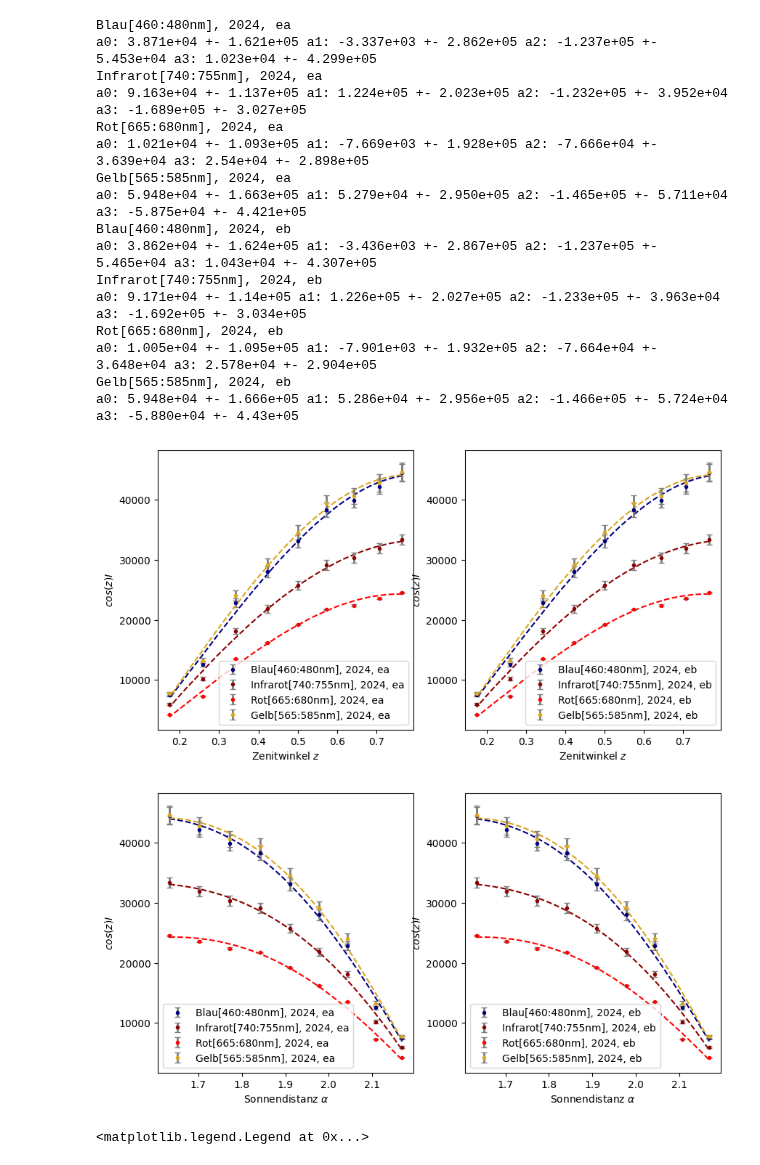
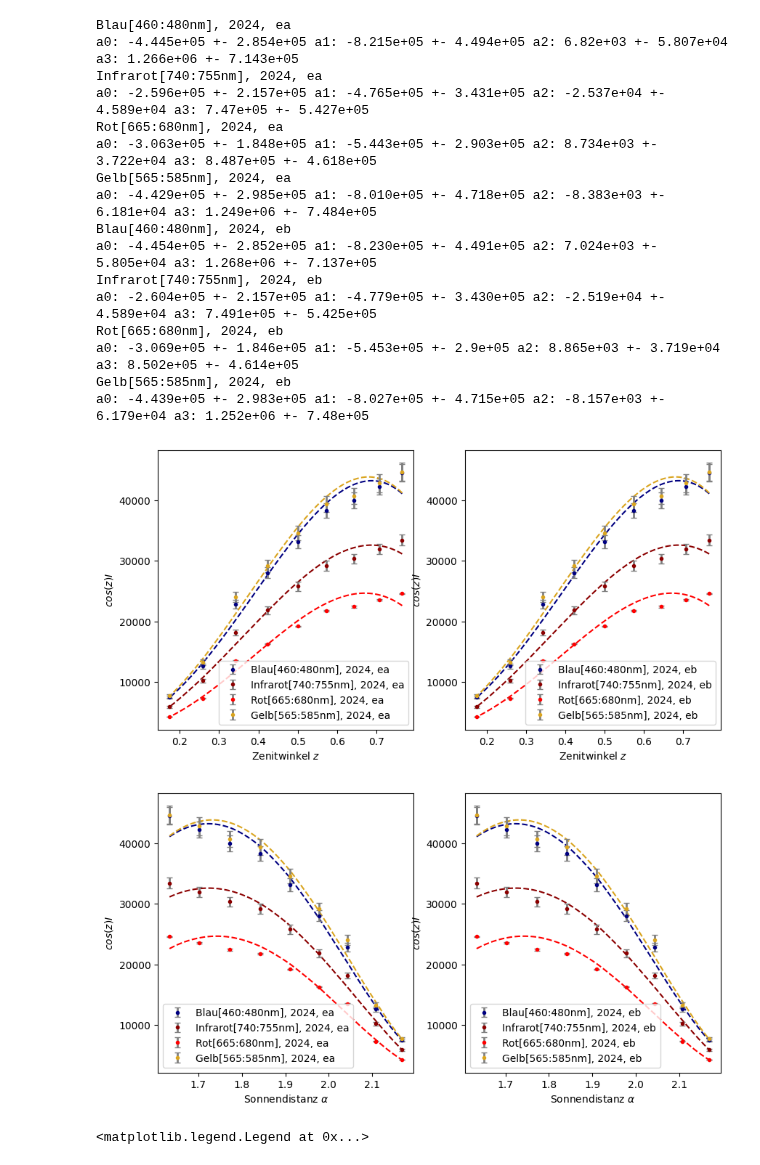
Before and after one commit to KemalOenen/advanced_labcourse, a Jupyter notebook: A004/data_analysis_lukas.ipynb, the cells around one changed output. Drawn from its saved outputs; the diff is of its cells as text; code cells hidden in the pictures.

Commit message:
corrected sigma in fit

```diff
--- a/A004/data_analysis_lukas.ipynb
+++ b/A004/data_analysis_lukas.ipynb
@@ -31,7 +31,7 @@ def plot_col_fit(prms, year, iter, dir, ax):
         prms_in = np.array([np.cos(prms_c["angle"]*np.pi/180), prms_c["sundist"]*np.pi/180])
 
         # compute fit
-        popt, covmat = sp.optimize.curve_fit(intensity_fit, prms_in, prms_in[0]*prms_c["intensity mean"], sigma = prms_c["intensity sd"])
+        popt, covmat = sp.optimize.curve_fit(intensity_fit, prms_in, prms_in[0]*prms_c["intensity mean"], sigma = prms_in[0]*prms_in[0]*prms_c["intensity sd"])
         popts.append(popt); covmats.append(covmat)
 
         # generate more points for fit
@@ -107,20 +107,20 @@ a0: 2.942e+04 +- 8.032e+03 a1: 5.110e+03 +- 1.503e+04 a2: 5.741e+04 +- 4.409e+03
 Blau[460:480nm], 2024, ea
-a0: 3.871e+04 +- 1.621e+05 a1: -3.337e+03 +- 2.862e+05 a2: -1.237e+05 +- 5.453e+04 a3: 1.023e+04 +- 4.299e+05
+a0: -4.445e+05 +- 2.854e+05 a1: -8.215e+05 +- 4.494e+05 a2: 6.82e+03 +- 5.807e+04 a3: 1.266e+06 +- 7.143e+05
 Infrarot[740:755nm], 2024, ea
-a0: 9.163e+04 +- 1.137e+05 a1: 1.224e+05 +- 2.023e+05 a2: -1.232e+05 +- 3.952e+04 a3: -1.689e+05 +- 3.027e+05
+a0: -2.596e+05 +- 2.157e+05 a1: -4.765e+05 +- 3.431e+05 a2: -2.537e+04 +- 4.589e+04 a3: 7.47e+05 +- 5.427e+05
 Rot[665:680nm], 2024, ea
-a0: 1.021e+04 +- 1.093e+05 a1: -7.669e+03 +- 1.928e+05 a2: -7.666e+04 +- 3.639e+04 a3: 2.54e+04 +- 2.898e+05
+a0: -3.063e+05 +- 1.848e+05 a1: -5.443e+05 +- 2.903e+05 a2: 8.734e+03 +- 3.722e+04 a3: 8.487e+05 +- 4.618e+05
 Gelb[565:585nm], 2024, ea
-a0: 5.948e+04 +- 1.663e+05 a1: 5.279e+04 +- 2.950e+05 a2: -1.465e+05 +- 5.711e+04 a3: -5.875e+04 +- 4.421e+05
+a0: -4.429e+05 +- 2.985e+05 a1: -8.010e+05 +- 4.718e+05 a2: -8.383e+03 +- 6.181e+04 a3: 1.249e+06 +- 7.484e+05
 Blau[460:480nm], 2024, eb
-a0: 3.862e+04 +- 1.624e+05 a1: -3.436e+03 +- 2.867e+05 a2: -1.237e+05 +- 5.465e+04 a3: 1.043e+04 +- 4.307e+05
+a0: -4.454e+05 +- 2.852e+05 a1: -8.230e+05 +- 4.491e+05 a2: 7.024e+03 +- 5.805e+04 a3: 1.268e+06 +- 7.137e+05
 Infrarot[740:755nm], 2024, eb
-a0: 9.171e+04 +- 1.14e+05 a1: 1.226e+05 +- 2.027e+05 a2: -1.233e+05 +- 3.963e+04 a3: -1.692e+05 +- 3.034e+05
+a0: -2.604e+05 +- 2.157e+05 a1: -4.779e+05 +- 3.430e+05 a2: -2.519e+04 +- 4.589e+04 a3: 7.491e+05 +- 5.425e+05
 Rot[665:680nm], 2024, eb
-a0: 1.005e+04 +- 1.095e+05 a1: -7.901e+03 +- 1.932e+05 a2: -7.664e+04 +- 3.648e+04 a3: 2.578e+04 +- 2.904e+05
+a0: -3.069e+05 +- 1.846e+05 a1: -5.453e+05 +- 2.9e+05 a2: 8.865e+03 +- 3.719e+04 a3: 8.502e+05 +- 4.614e+05
 Gelb[565:585nm], 2024, eb
-a0: 5.948e+04 +- 1.666e+05 a1: 5.286e+04 +- 2.956e+05 a2: -1.466e+05 +- 5.724e+04 a3: -5.880e+04 +- 4.43e+05
+a0: -4.439e+05 +- 2.983e+05 a1: -8.027e+05 +- 4.715e+05 a2: -8.157e+03 +- 6.179e+04 a3: 1.252e+06 +- 7.48e+05
-[figure, old version]
+[figure, new version]
-[figure, old version]
+[figure, new version]
 # %%
 # plot of absorption strength for O2 and H2O
```
Also changed, not shown: parts of 2 cells of this notebook.
